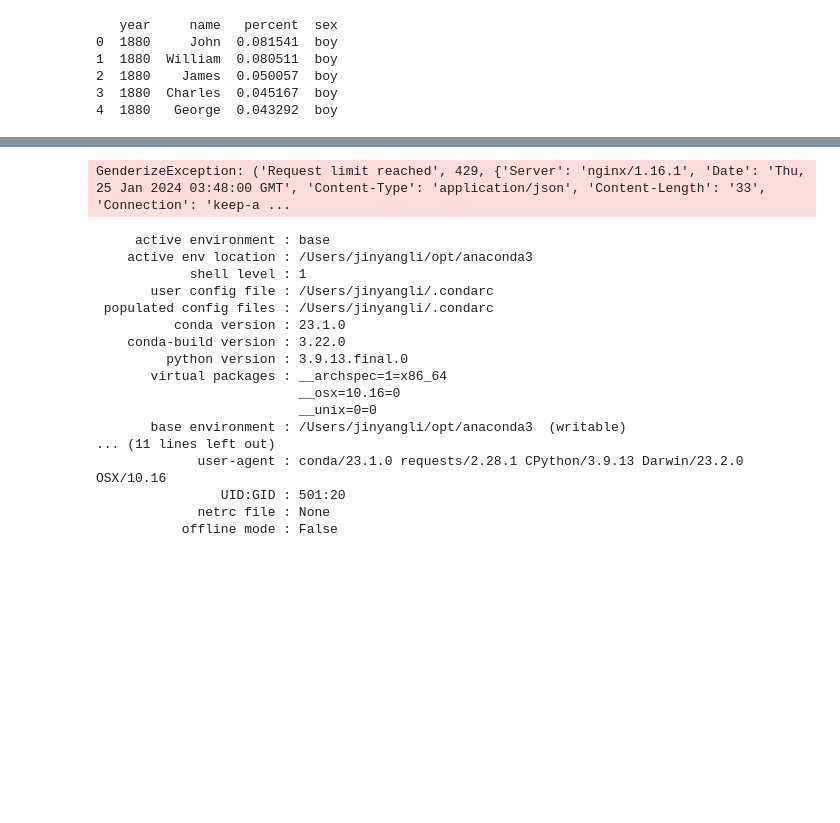
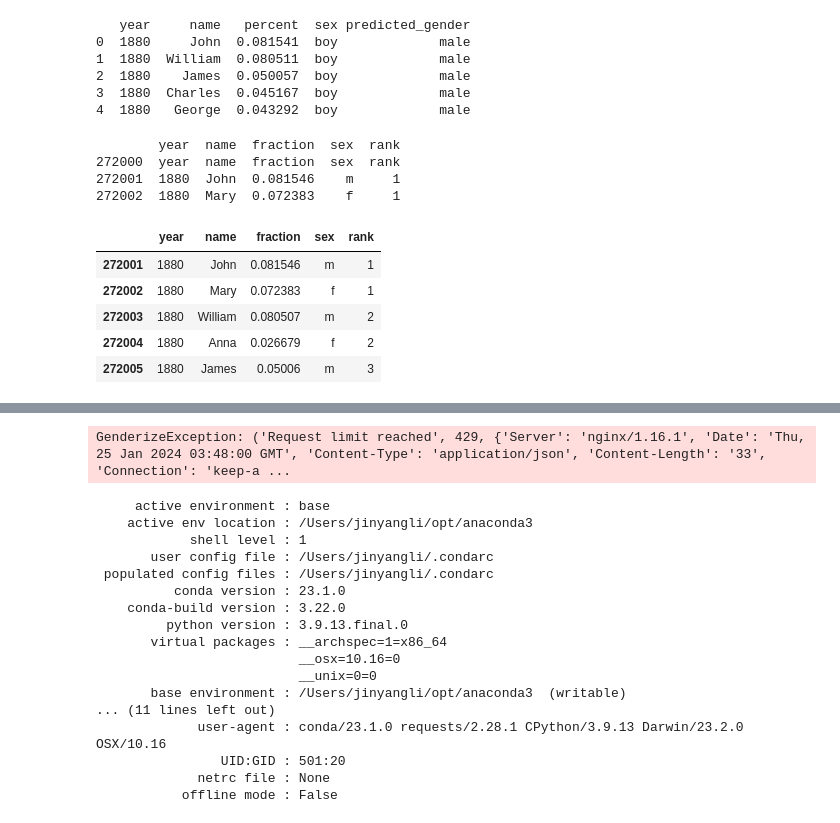
Before and after one commit to JinyangLi01/DFMonitor, a Jupyter notebook: data/name_gender/predict_gender.ipynb, the cells around one changed output, grey strips where cells are left out. Saved outputs shown, nothing was run; the diff lists cells and outputs as text; code cells hidden in the pictures; blank space fills up the shorter version.

```diff
--- a/data/name_gender/predict_gender.ipynb
+++ b/data/name_gender/predict_gender.ipynb
@@ -14,10 +11,28 @@ The autoreload extension is already loaded. To reload it, use:
 # %%
-names = pd.read_csv("baby-names.csv")
+names = pd.read_csv("baby-names_predicted.csv")
 print(names.head())
 # %% [output]
-   year     name   percent  sex
-0  1880     John  0.081541  boy
-1  1880  William  0.080511  boy
-2  1880    James  0.050057  boy
-3  1880  Charles  0.045167  boy
-4  1880   George  0.043292  boy
+   year     name   percent  sex predicted_gender
+0  1880     John  0.081541  boy             male
+1  1880  William  0.080511  boy             male
+2  1880    James  0.050057  boy             male
+3  1880  Charles  0.045167  boy             male
+4  1880   George  0.043292  boy             male
+# %%
+data2020 = pd.read_csv("baby_names_1880_2020.csv")
+print(data2020[272000:272003])
+# %% [output]
+        year  name  fraction  sex  rank
+272000  year  name  fraction  sex  rank
+272001  1880  John  0.081546    m     1
+272002  1880  Mary  0.072383    f     1
+# %%
+data2020 = data2020[272001:]
+data2020.head()
+# %% [output]
+|  | year | name | fraction | sex | rank |
+| 272001 | 1880 | John | 0.081546 | m | 1 |
+| 272002 | 1880 | Mary | 0.072383 | f | 1 |
+| 272003 | 1880 | William | 0.080507 | m | 2 |
+| 272004 | 1880 | Anna | 0.026679 | f | 2 |
+| 272005 | 1880 | James | 0.05006 | m | 3 |
```
Also changed, not shown: parts of 9 cells of this notebook, 12 other files.
